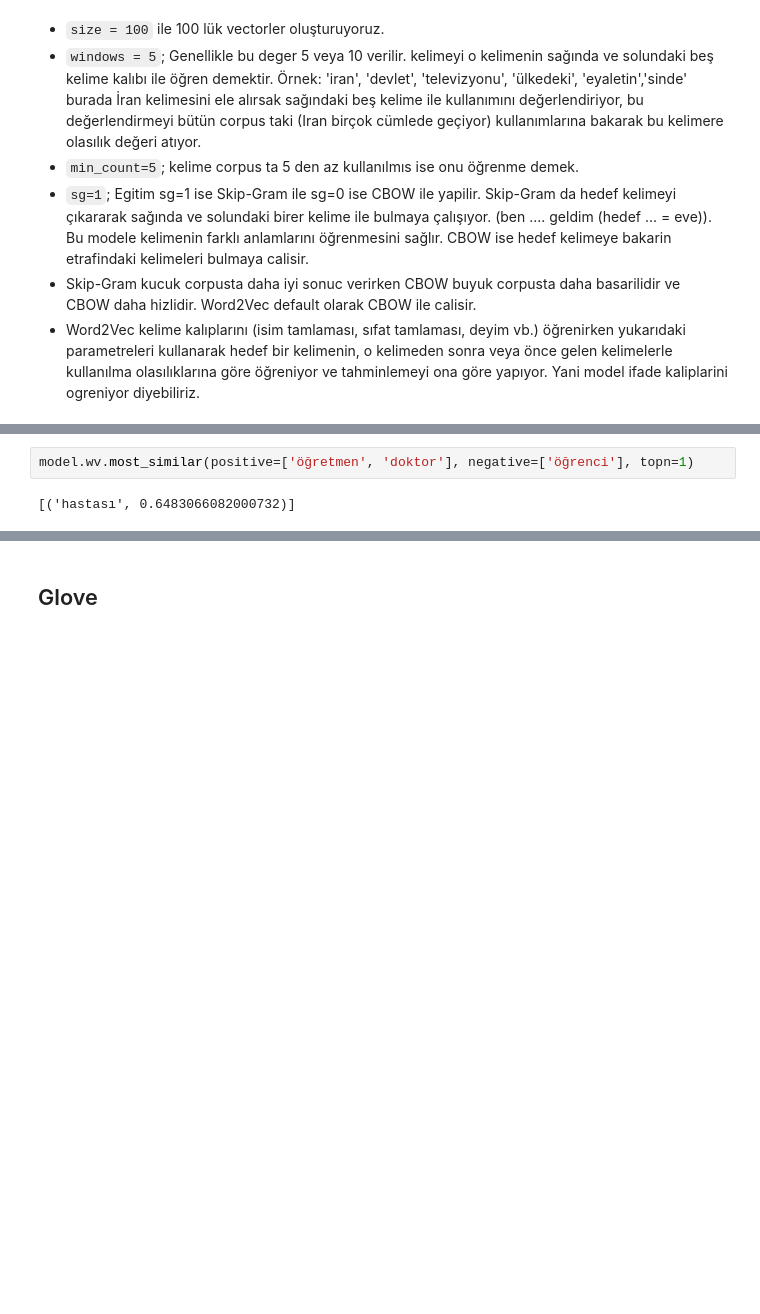
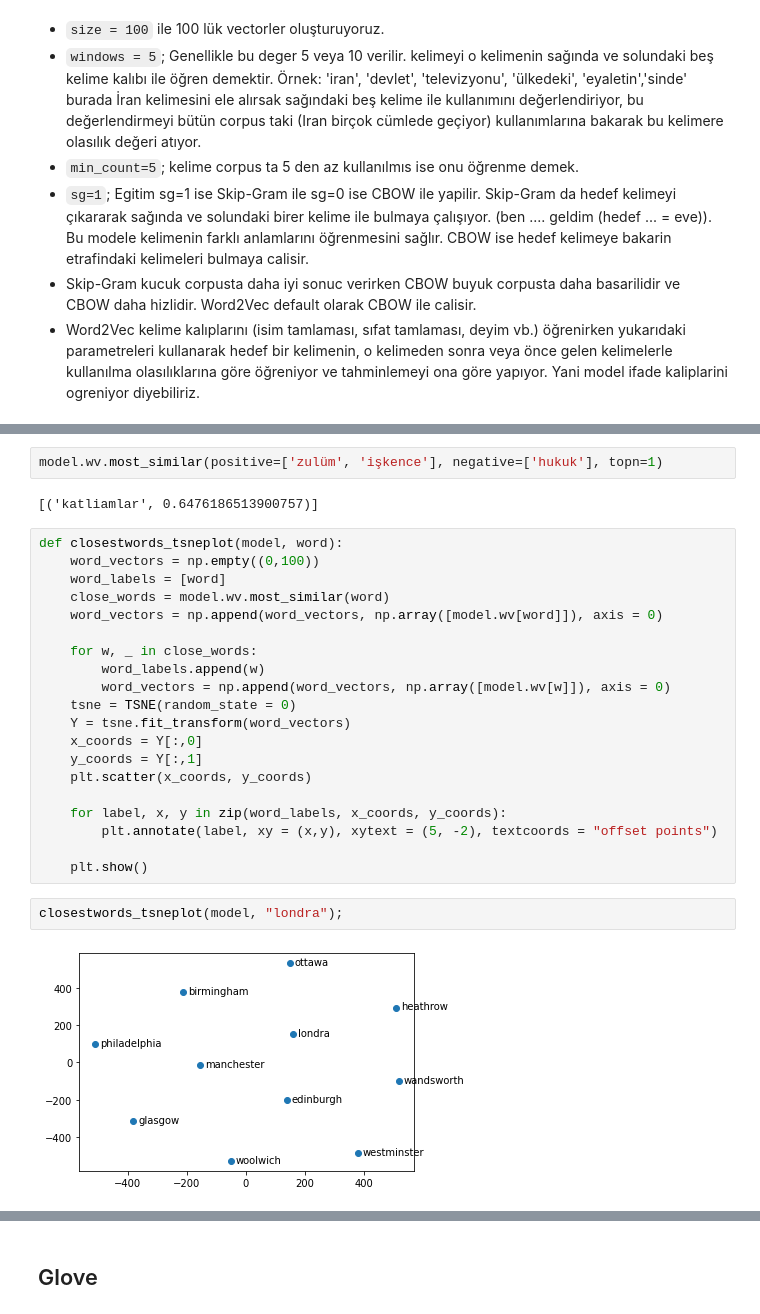
Before and after one commit to fidanfatih/NLP_Projects, a Jupyter notebook: Introduction_to_Word_Embedding_(word2vec,_Glove).ipynb, the cells around one changed output, grey strips where cells are left out. Cells and saved outputs as stored; diff of their text form; blank space fills up the shorter version.

```diff
--- a/Introduction_to_Word_Embedding_(word2vec,_Glove).ipynb
+++ b/Introduction_to_Word_Embedding_(word2vec,_Glove).ipynb
@@ -112,4 +130,28 @@ model.wv.most_similar(positive=['moskova', 'ankara'], negative=['rusya'], topn=1
 # %%
-model.wv.most_similar(positive=['öğretmen', 'doktor'], negative=['öğrenci'], topn=1)
+model.wv.most_similar(positive=['zulüm', 'işkence'], negative=['hukuk'], topn=1)
 # %% [output]
-[('hastası', 0.6483066082000732)]
+[('katliamlar', 0.6476186513900757)]
+# %%
+def closestwords_tsneplot(model, word):
+    word_vectors = np.empty((0,100))
+    word_labels = [word]
+    close_words = model.wv.most_similar(word)
+    word_vectors = np.append(word_vectors, np.array([model.wv[word]]), axis = 0)
+
+    for w, _ in close_words:
+        word_labels.append(w)
+        word_vectors = np.append(word_vectors, np.array([model.wv[w]]), axis = 0)
+    tsne = TSNE(random_state = 0)
+    Y = tsne.fit_transform(word_vectors)
+    x_coords = Y[:,0]
+    y_coords = Y[:,1]
+    plt.scatter(x_coords, y_coords)
+
+    for label, x, y in zip(word_labels, x_coords, y_coords):
+        plt.annotate(label, xy = (x,y), xytext = (5, -2), textcoords = "offset points")
+
+    plt.show()
+# %%
+closestwords_tsneplot(model, "londra");
+# %% [output]
+[figure, added]
```
Also changed, not shown: parts of 14 cells of this notebook.
